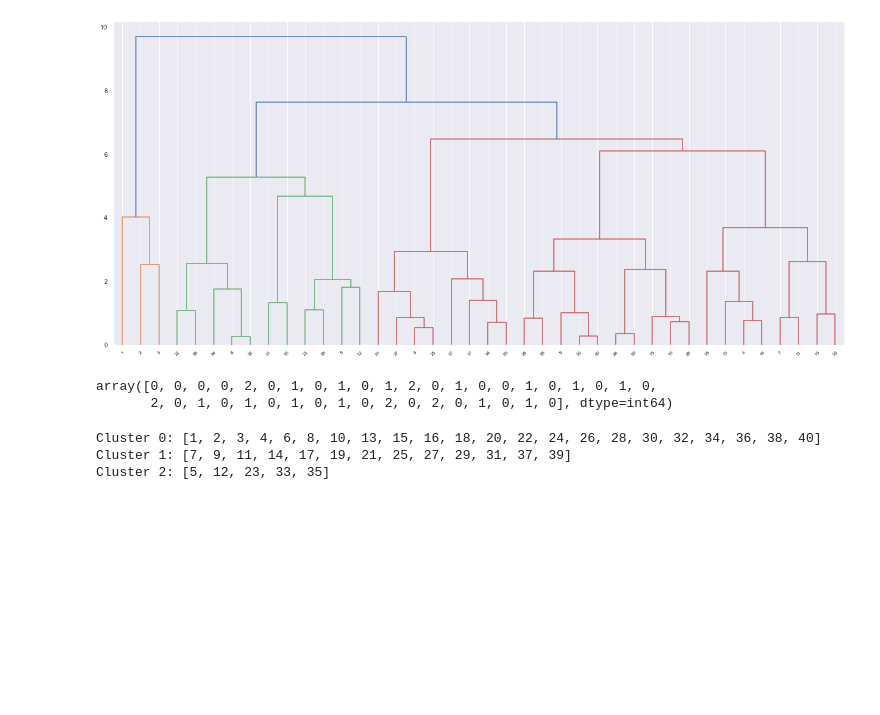
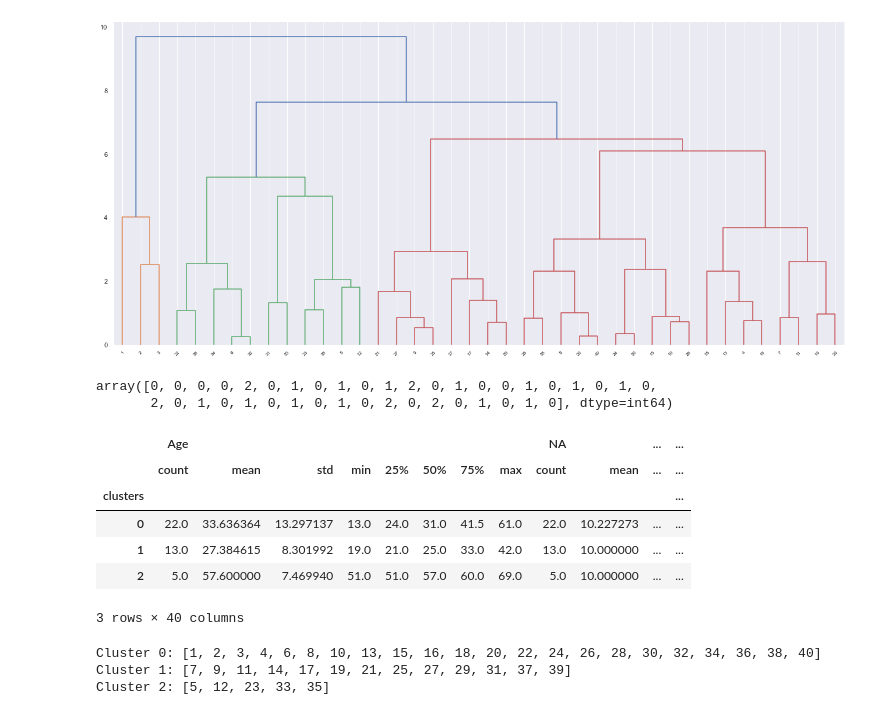
Before and after one commit to ravarmes/recsys-cluster-loss, a Jupyter notebook: src/TestCluster_MovieLens_Small_01.ipynb, the cells around one changed output. Saved outputs shown, nothing was run; the diff lists cells and outputs as text; code cells hidden in the pictures; blank space fills up the shorter version.

Commit message:
Clustering-Validation

```diff
--- a/src/TestCluster_MovieLens_Small_01.ipynb
+++ b/src/TestCluster_MovieLens_Small_01.ipynb
@@ -187,6 +187,20 @@ groups
 # %% [output]
 array([0, 0, 0, 0, 2, 0, 1, 0, 1, 0, 1, 2, 0, 1, 0, 0, 1, 0, 1, 0, 1, 0,
        2, 0, 1, 0, 1, 0, 1, 0, 1, 0, 2, 0, 2, 0, 1, 0, 1, 0], dtype=int64)
+# %%
+# descriptive statistics of groups
+df_groups = df2.copy()
+df_groups["clusters"] = cluster.labels_
+df_group = df_groups.groupby("clusters")
+df_group.describe()
+# %% [output]
+|  | Age |  |  |  |  |  |  |  | NA |  | ... | ... |
+|  | count | mean | std | min | 25% | 50% | 75% | max | count | mean | ... | ... |
+| clusters |  |  |  |  |  |  |  |  |  |  |  | ... |
+| 0 | 22.0 | 33.636364 | 13.297137 | 13.0 | 24.0 | 31.0 | 41.5 | 61.0 | 22.0 | 10.227273 | ... | ... |
+| 1 | 13.0 | 27.384615 | 8.301992 | 19.0 | 21.0 | 25.0 | 33.0 | 42.0 | 13.0 | 10.000000 | ... | ... |
+| 2 | 5.0 | 57.600000 | 7.469940 | 51.0 | 51.0 | 57.0 | 60.0 | 69.0 | 5.0 | 10.000000 | ... | ... |
+3 rows × 40 columns
 # %%
 
 users = list(df2.index)
```
Also changed, not shown: parts of 3 cells of this notebook, 7 other files.
